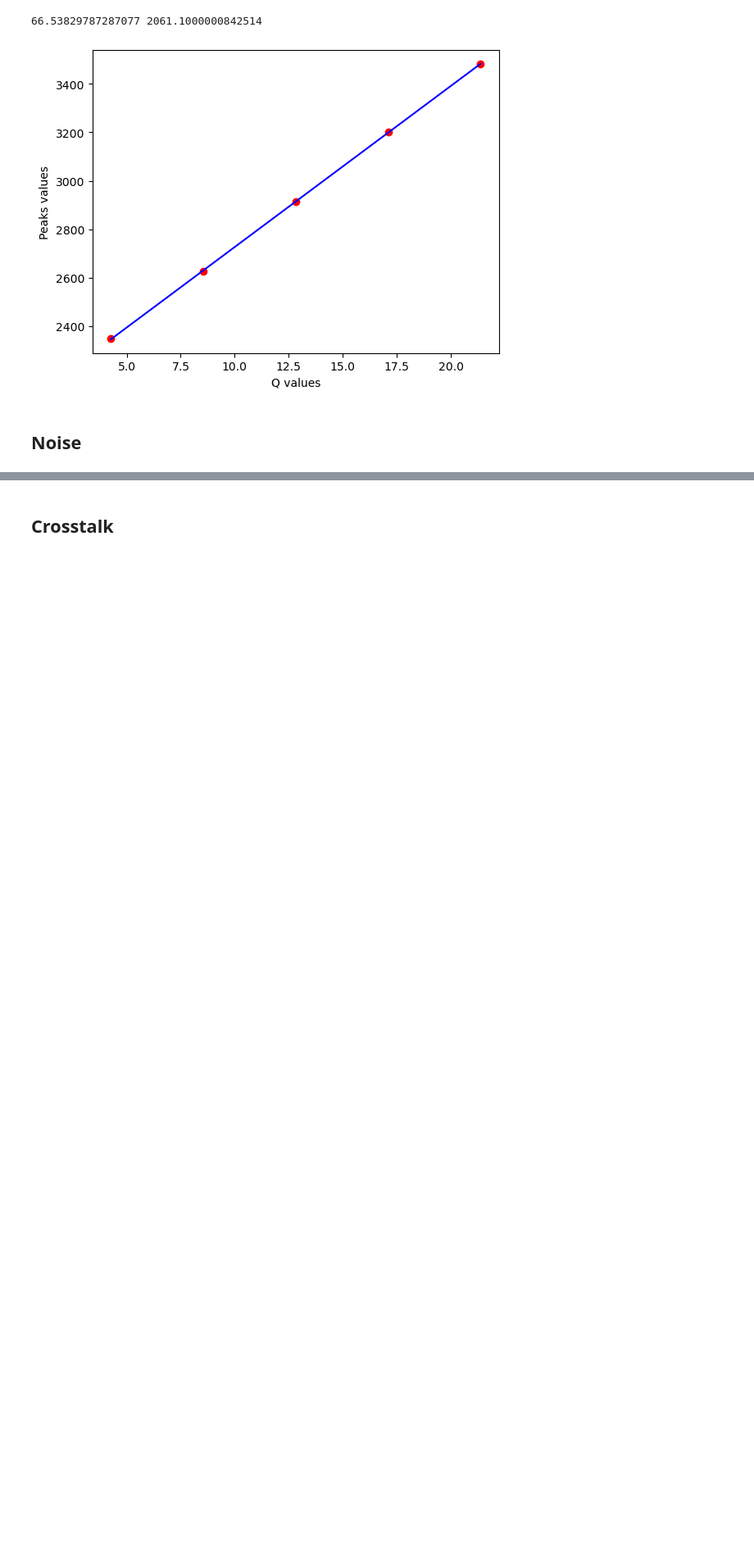
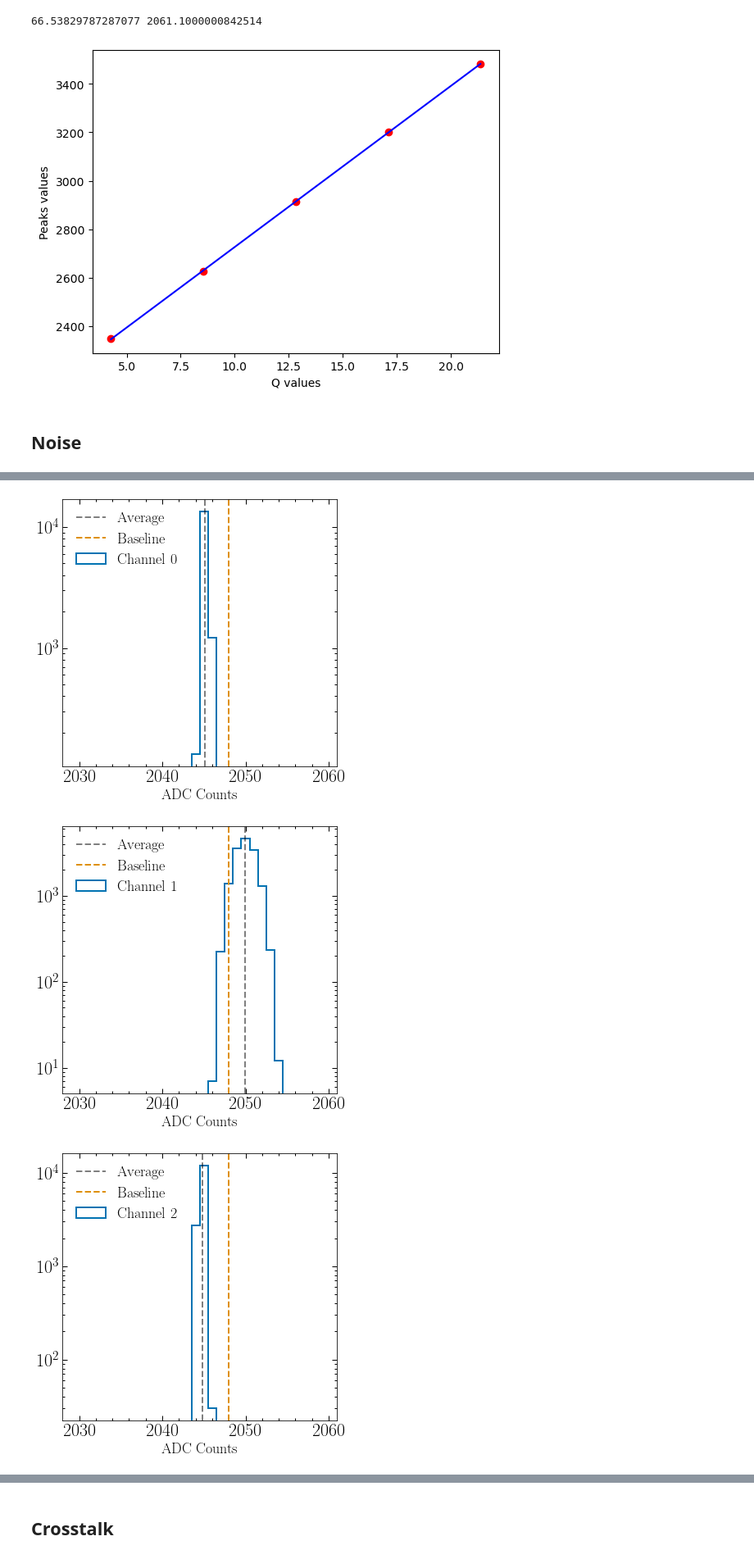
Before and after one commit to svanikt/GRAMS, a Jupyter notebook: pGRAMS Readout Analysis.ipynb, the cells around one changed output, grey strips where cells are left out. Shown at 82% size. Drawn from its saved outputs; the diff is of its cells as text; code cells hidden in the pictures; blank space fills up the shorter version.

```diff
--- a/pGRAMS Readout Analysis.ipynb
+++ b/pGRAMS Readout Analysis.ipynb
@@ -256,0 +401,16 @@ Q[ch] = (np.array(mV) * Vdiv * 10**-3) * (Cin * 10**-12) * 10**15 # charge in fC
+# %%
+channels = [key for key in counts.keys()]
+bins = np.linspace(2029.5, 2059.5, 31)
+
+for channel in channels[:]:
+    plt.hist(counts[channel], bins=bins, histtype='step', color=colors[0], label='Channel {}'.format(channel))
+    plt.axvline(np.average(counts[channel]), color='k', ls='--', alpha=0.5, label='Average')
+    plt.axvline(2048, color=colors[1], ls='--', label='Baseline')
+    plt.legend(fontsize=18)
+    plt.semilogy()
+    plt.xlabel('ADC Counts')
+    plt.show()
+# %% [output]
+[figure, added]
+[figure, added]
+[figure, added]
```
Also changed, not shown: parts of 18 cells of this notebook.
